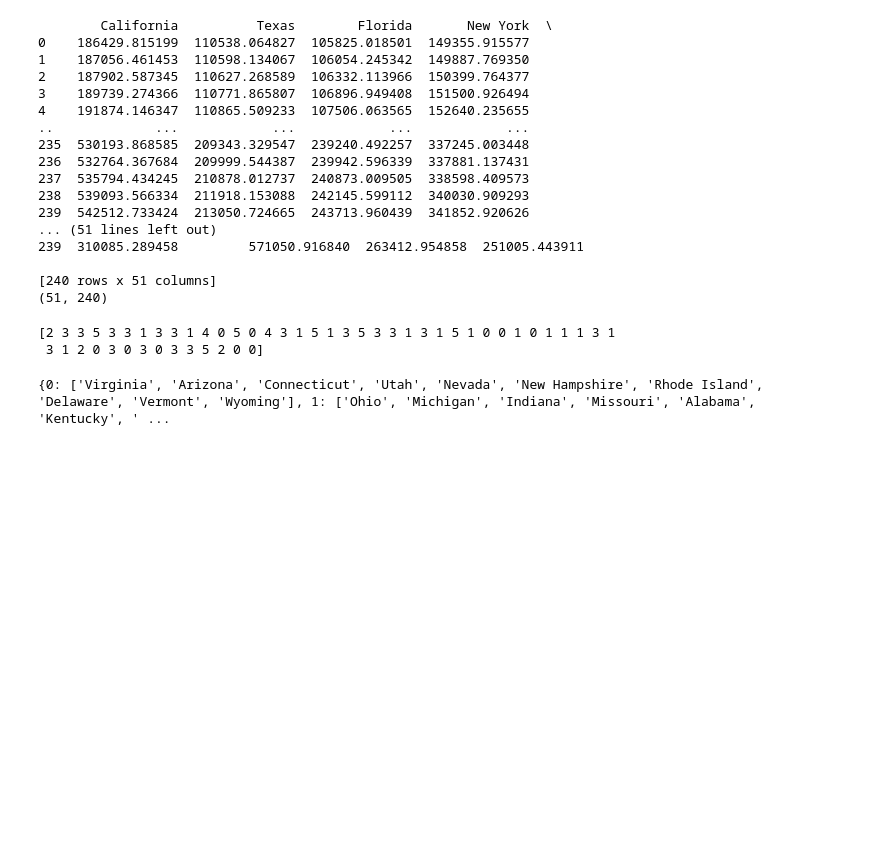
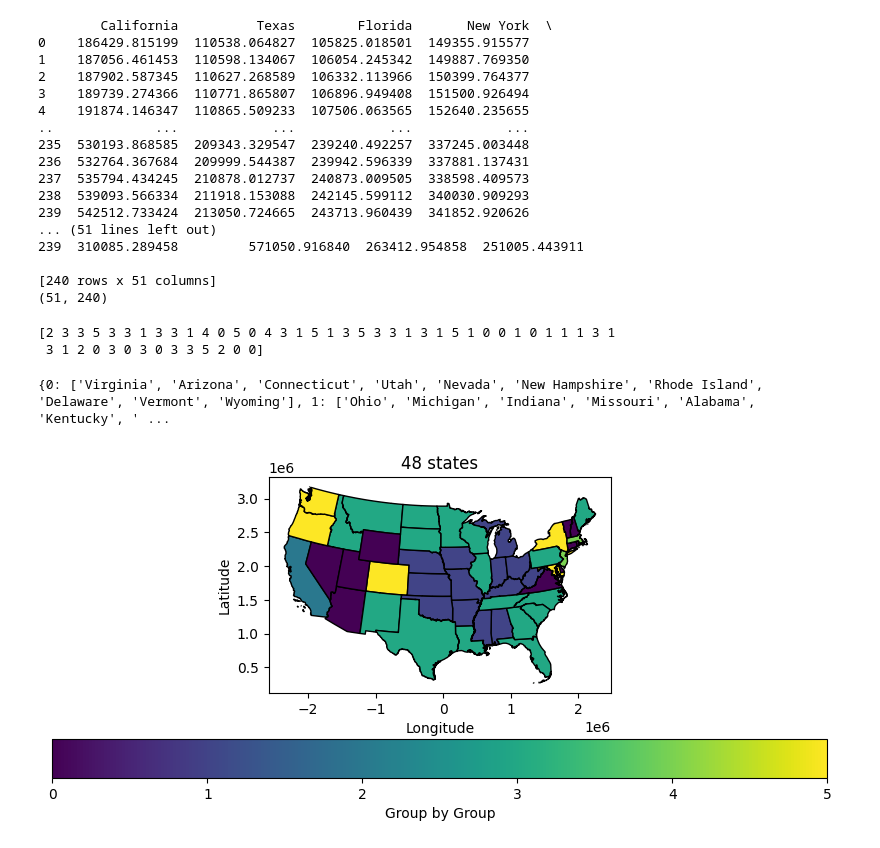
Before and after one commit to jpatrickb/vol3_housing_project, a Jupyter notebook: time_series_clustering.ipynb, the cells around one changed output. Saved outputs shown, nothing was run; the diff lists cells and outputs as text; code cells hidden in the pictures; blank space fills up the shorter version.

Commit message:
created plot

```diff
--- a/time_series_clustering.ipynb
+++ b/time_series_clustering.ipynb
@@ -60,3 +60,37 @@ for i in range(6):
 print(cluster)
 # %% [output]
 {0: ['Virginia', 'Arizona', 'Connecticut', 'Utah', 'Nevada', 'New Hampshire', 'Rhode Island', 'Delaware', 'Vermont', 'Wyoming'], 1: ['Ohio', 'Michigan', 'Indiana', 'Missouri', 'Alabama', 'Kentucky', ' ...
+# %%
+fips = pd.read_csv('Data_Files/fips.csv')
+
+# Convert group_data to DataFrame
+grouped_states = []
+for group, states in cluster.items():
+    for state in states:
+        grouped_states.append({'Group': group, 'State': state.lower()})
+
+grouped_df = pd.DataFrame(grouped_states)
+
+# Merge grouped states with their codes
+fips['STATE'] = fips['STATE'].str.lower()
+fips = fips.rename(columns={'STATE': 'State'})
+merged_df = pd.merge(grouped_df, fips, on='State', how='left')
+merged_df['CODE'] = merged_df['CODE'].astype(str).str.zfill(2)
+merged_df = merged_df.rename(columns={'CODE': 'STATEFP'})
+# %%
+gdf = gpd.read_file("Data_Files/county_data.gpkg")
+gdf = pd.merge(gdf, merged_df, on='STATEFP', how='left')
+
+# new dataframe that dissolves all counties within each state and drop regions with certain codes
+new_counties = gdf.dissolve(by="STATEFP", aggfunc="first")
+new_counties = new_counties.drop(["02", "15", "60", "66", "69", "72", "78"])
+new_counties.to_crs(5071, inplace=True)
+fig, ax = plt.subplots(1, figsize=(10, 4))
+base = new_counties.plot(column='Group', legend=True, legend_kwds={'label': "Group by Group",
+                                      'orientation': "horizontal"}, edgecolor="black", ax=ax, linewidth=1)
+ax.set_title("48 states")
+ax.set_xlabel("Longitude")
+ax.set_ylabel("Latitude")
+plt.show()
+# %% [output]
+[figure, added]
```
